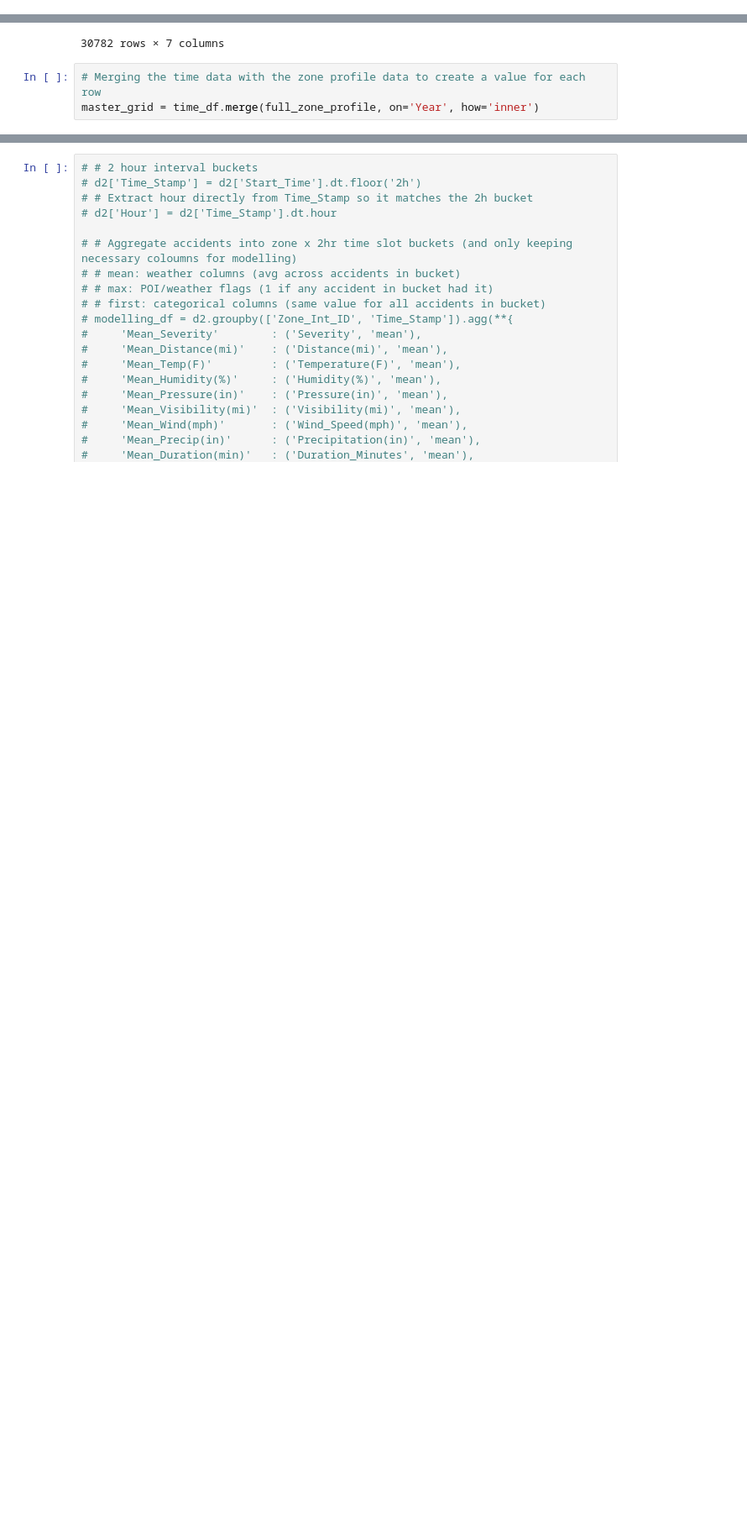
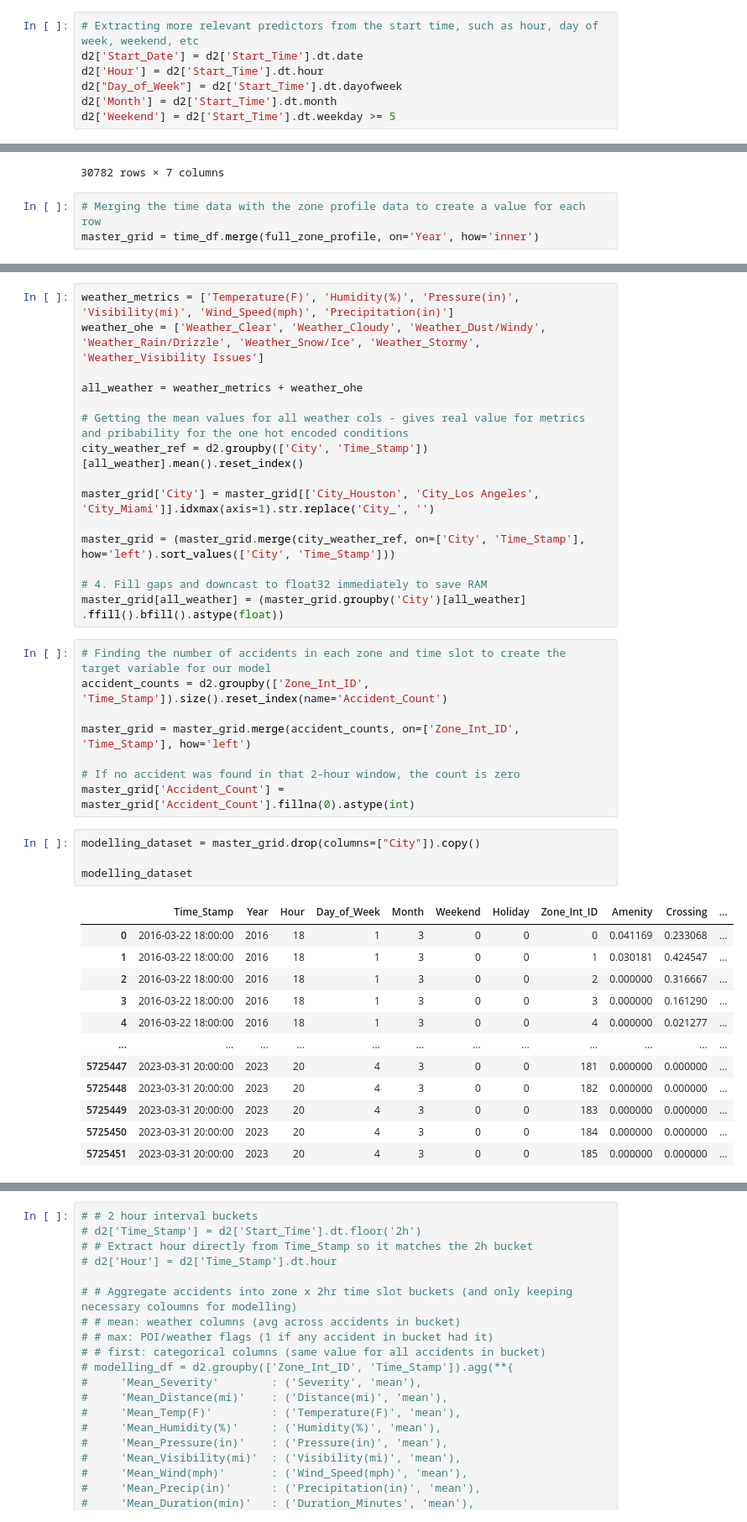
Before and after one commit to manand05/traffic-accident-risk-prediction, a Jupyter notebook: dataset_preprocessing.ipynb, the cells around one changed output, grey strips where cells are left out. Shown at 84% size. Drawn from its saved outputs; the diff is of its cells as text; blank space fills up the shorter version.

Commit message:
Aggregated the weather columns and added the accident count to have a full dataset containing the no accident rows in aggregation as well as the accident times

```diff
--- a/dataset_preprocessing.ipynb
+++ b/dataset_preprocessing.ipynb
@@ -178,6 +178,13 @@ d2.reset_index(drop=True)
 503348 rows × 26 columns
 # %% [markdown]
 ## Feature Engineering
+# %%
+# Extracting more relevant predictors from the start time, such as hour, day of week, weekend, etc
+d2['Start_Date'] = d2['Start_Time'].dt.date
+d2['Hour'] = d2['Start_Time'].dt.hour
+d2["Day_of_Week"] = d2['Start_Time'].dt.dayofweek
+d2['Month'] = d2['Start_Time'].dt.month
+d2['Weekend'] = d2['Start_Time'].dt.weekday >= 5
 # %%
 import holidays
 
@@ -452,0 +481,40 @@ master_grid = time_df.merge(full_zone_profile, on='Year', how='inner')
+# %%
+weather_metrics = ['Temperature(F)', 'Humidity(%)', 'Pressure(in)', 'Visibility(mi)', 'Wind_Speed(mph)', 'Precipitation(in)']
+weather_ohe = ['Weather_Clear', 'Weather_Cloudy', 'Weather_Dust/Windy', 'Weather_Rain/Drizzle', 'Weather_Snow/Ice', 'Weather_Stormy', 'Weather_Visibility Issues']
+
+all_weather = weather_metrics + weather_ohe
+
+# Getting the mean values for all weather cols - gives real value for metrics and pribability for the one hot encoded conditions
+city_weather_ref = d2.groupby(['City', 'Time_Stamp'])[all_weather].mean().reset_index()
+
+master_grid['City'] = master_grid[['City_Houston', 'City_Los Angeles', 'City_Miami']].idxmax(axis=1).str.replace('City_', '')
+
+master_grid = (master_grid.merge(city_weather_ref, on=['City', 'Time_Stamp'], how='left').sort_values(['City', 'Time_Stamp']))
+
+# 4. Fill gaps and downcast to float32 immediately to save RAM
+master_grid[all_weather] = (master_grid.groupby('City')[all_weather] .ffill().bfill().astype(float))
+# %%
+# Finding the number of accidents in each zone and time slot to create the target variable for our model
+accident_counts = d2.groupby(['Zone_Int_ID', 'Time_Stamp']).size().reset_index(name='Accident_Count')
+
+master_grid = master_grid.merge(accident_counts, on=['Zone_Int_ID', 'Time_Stamp'], how='left')
+
+# If no accident was found in that 2-hour window, the count is zero
+master_grid['Accident_Count'] = master_grid['Accident_Count'].fillna(0).astype(int)
+# %%
+modelling_dataset = master_grid.drop(columns=["City"]).copy()
+
+modelling_dataset
+# %% [output]
+|  | Time_Stamp | Year | Hour | Day_of_Week | Month | Weekend | Holiday | Zone_Int_ID | Amenity | Crossing | ... |
+| 0 | 2016-03-22 18:00:00 | 2016 | 18 | 1 | 3 | 0 | 0 | 0 | 0.041169 | 0.233068 | ... |
+| 1 | 2016-03-22 18:00:00 | 2016 | 18 | 1 | 3 | 0 | 0 | 1 | 0.030181 | 0.424547 | ... |
+| 2 | 2016-03-22 18:00:00 | 2016 | 18 | 1 | 3 | 0 | 0 | 2 | 0.000000 | 0.316667 | ... |
+| 3 | 2016-03-22 18:00:00 | 2016 | 18 | 1 | 3 | 0 | 0 | 3 | 0.000000 | 0.161290 | ... |
+| 4 | 2016-03-22 18:00:00 | 2016 | 18 | 1 | 3 | 0 | 0 | 4 | 0.000000 | 0.021277 | ... |
+| ... | ... | ... | ... | ... | ... | ... | ... | ... | ... | ... | ... |
+| 5725447 | 2023-03-31 20:00:00 | 2023 | 20 | 4 | 3 | 0 | 0 | 181 | 0.000000 | 0.000000 | ... |
+| 5725448 | 2023-03-31 20:00:00 | 2023 | 20 | 4 | 3 | 0 | 0 | 182 | 0.000000 | 0.000000 | ... |
+| 5725449 | 2023-03-31 20:00:00 | 2023 | 20 | 4 | 3 | 0 | 0 | 183 | 0.000000 | 0.000000 | ... |
+| 5725450 | 2023-03-31 20:00:00 | 2023 | 20 | 4 | 3 | 0 | 0 | 184 | 0.000000 | 0.000000 | ... |
+| 5725451 | 2023-03-31 20:00:00 | 2023 | 20 | 4 | 3 | 0 | 0 | 185 | 0.000000 | 0.000000 | ... |
```
Also changed, not shown: parts of 3 cells of this notebook.
